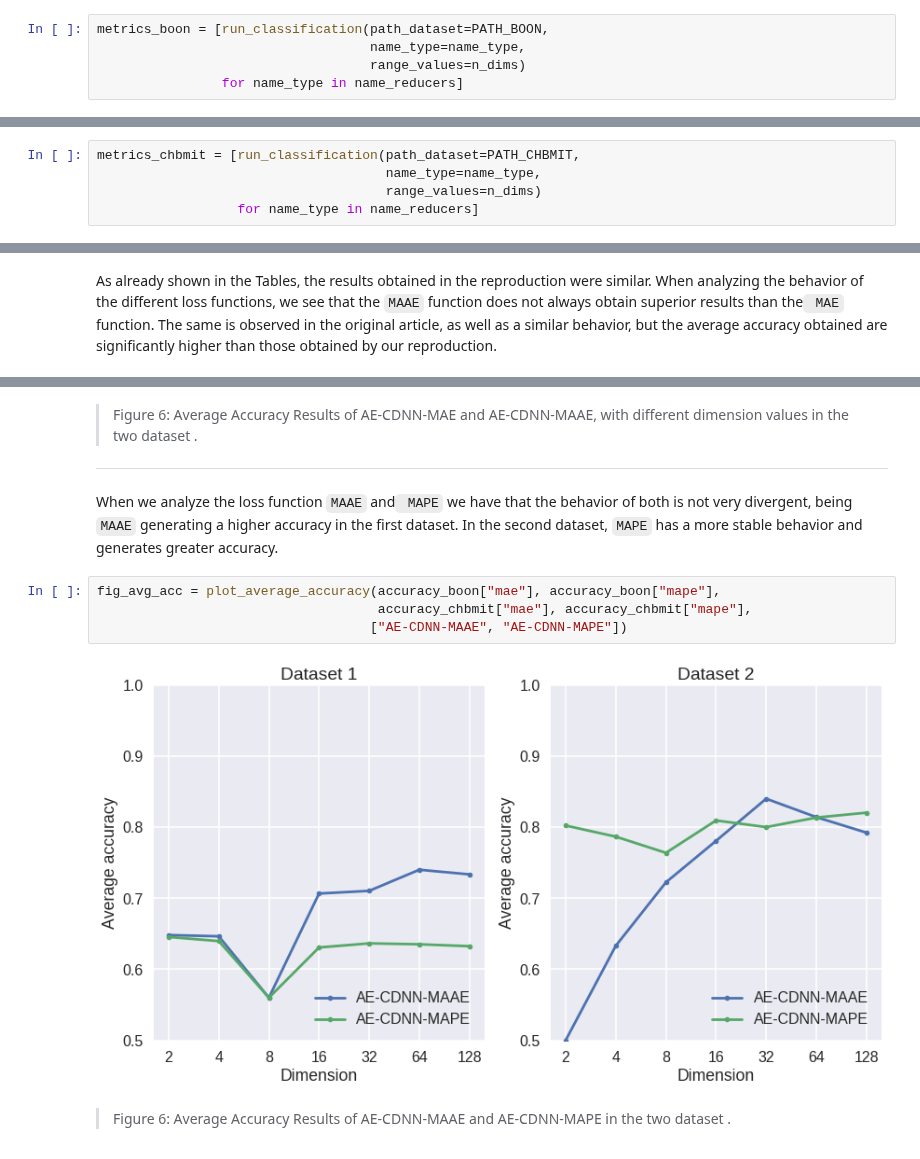
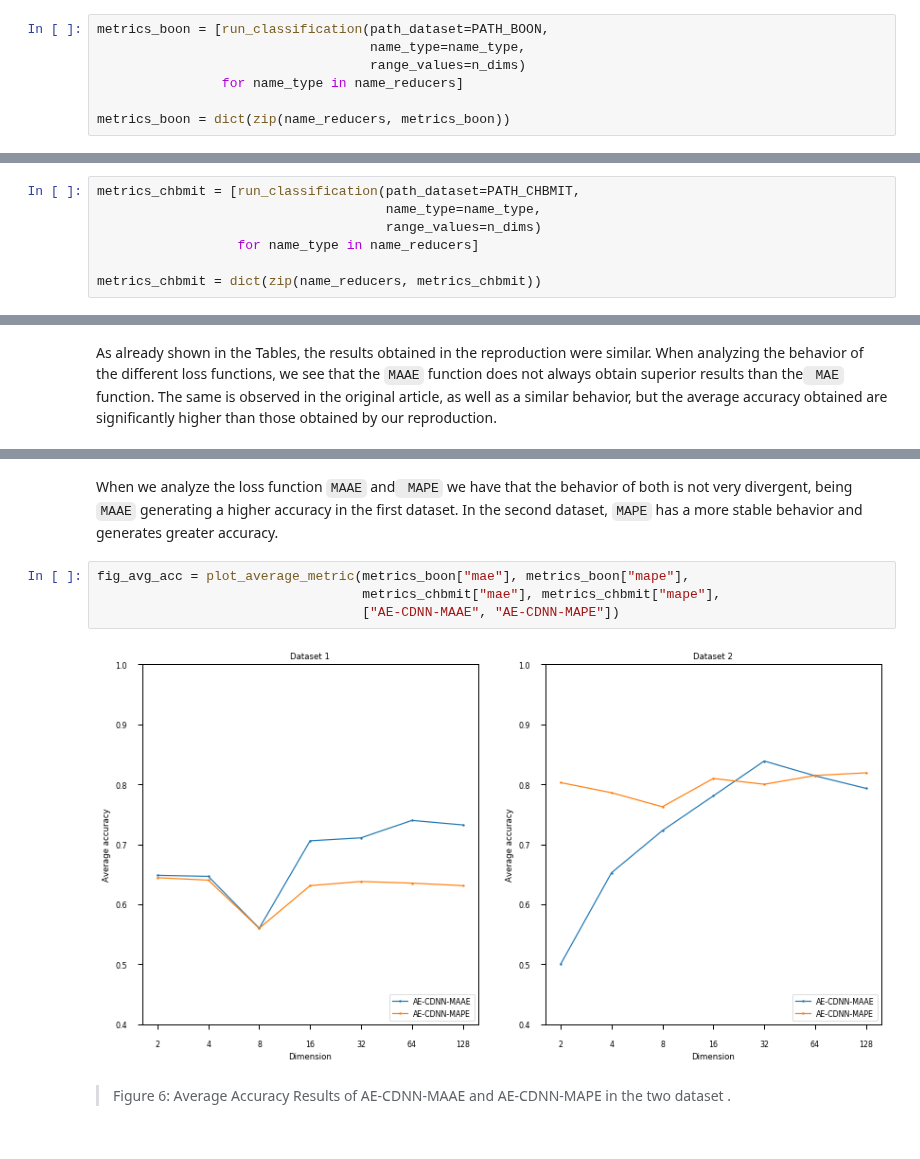
Before and after one commit to bruAristimunha/Re-Deep-Convolution-Neural-Network-and-Autoencoders-Based-Unsupervised-Feature-Learning-of-EEG, a Jupyter notebook: notebook/Jupyter_Paper_Re-Deep Convolution Neural Network and Autoencoders-Based Unsupervised Feature Learning of EEG Signals.ipynb, the cells around one changed output, grey strips where cells are left out. Saved outputs shown, nothing was run; the diff lists cells and outputs as text.

```diff
--- a/notebook/Jupyter_Paper_Re-Deep Convolution Neural Network and Autoencoders-Based Unsupervised Feature Learning of EEG Signals.ipynb
+++ b/notebook/Jupyter_Paper_Re-Deep Convolution Neural Network and Autoencoders-Based Unsupervised Feature Learning of EEG Signals.ipynb
@@ -459,4 +468,6 @@ metrics_boon = [run_classification(path_dataset=PATH_BOON,
                                    name_type=name_type,
                                    range_values=n_dims)
                 for name_type in name_reducers]
+
+metrics_boon = dict(zip(name_reducers, metrics_boon))
 # %% [output]
@@ -486,4 +495,6 @@ metrics_chbmit = [run_classification(path_dataset=PATH_CHBMIT,
                                      name_type=name_type,
                                      range_values=n_dims)
                   for name_type in name_reducers]
+
+metrics_chbmit = dict(zip(name_reducers, metrics_chbmit))
 # %% [output]
@@ -674,15 +706,11 @@ fig_avg_acc = plot_average_accuracy(accuracy_boon["mae"], accuracy_boon["maae"],
-# %% [markdown]
-> Figure 6: Average Accuracy Results of AE-CDNN-MAE and AE-CDNN-MAAE, with different dimension values in the two dataset <a name="fig:average-cdnn"></a>.
-
----
 # %% [markdown]
 When we analyze the loss function `MAAE` and` MAPE` we have that the behavior of both is not very divergent, being `MAAE` generating a higher accuracy in the first dataset. In the second dataset, `MAPE` has a more stable behavior and generates greater accuracy.
 # %%
-fig_avg_acc = plot_average_accuracy(accuracy_boon["mae"], accuracy_boon["mape"],
-                                    accuracy_chbmit["mae"], accuracy_chbmit["mape"],
-                                   ["AE-CDNN-MAAE", "AE-CDNN-MAPE"])
+fig_avg_acc = plot_average_metric(metrics_boon["mae"], metrics_boon["mape"],
+                                  metrics_chbmit["mae"], metrics_chbmit["mape"],
+                                  ["AE-CDNN-MAAE", "AE-CDNN-MAPE"])
 # %% [output]
-[figure, old version]
+[figure, new version]
 # %% [markdown]
 > Figure 6: Average Accuracy Results of AE-CDNN-MAAE and AE-CDNN-MAPE in the two dataset <a name="fig:average-cdnn-mape"></a>.
 # %% [markdown]
```
Also changed, not shown: parts of 84 cells of this notebook.
